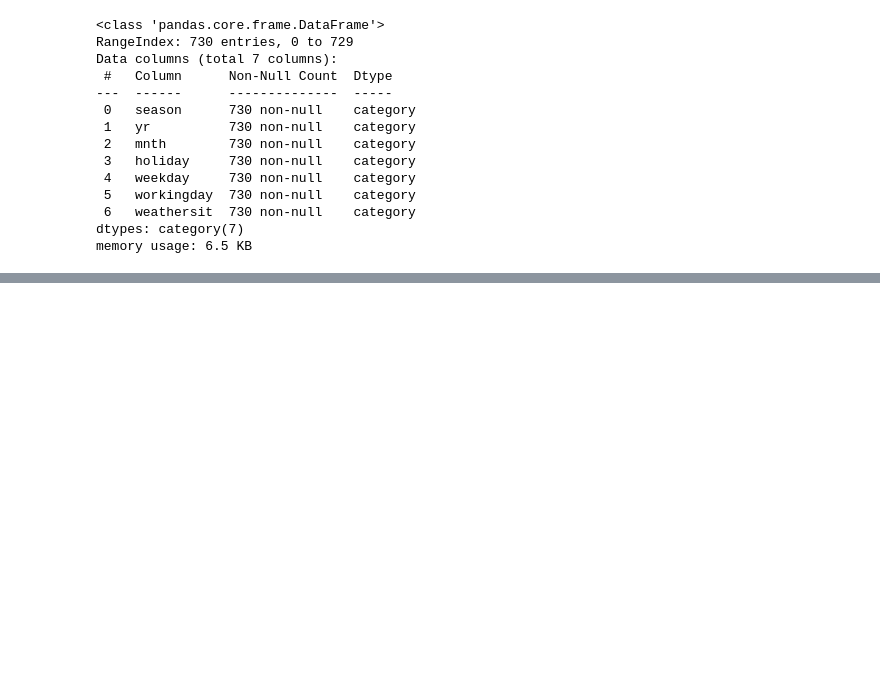
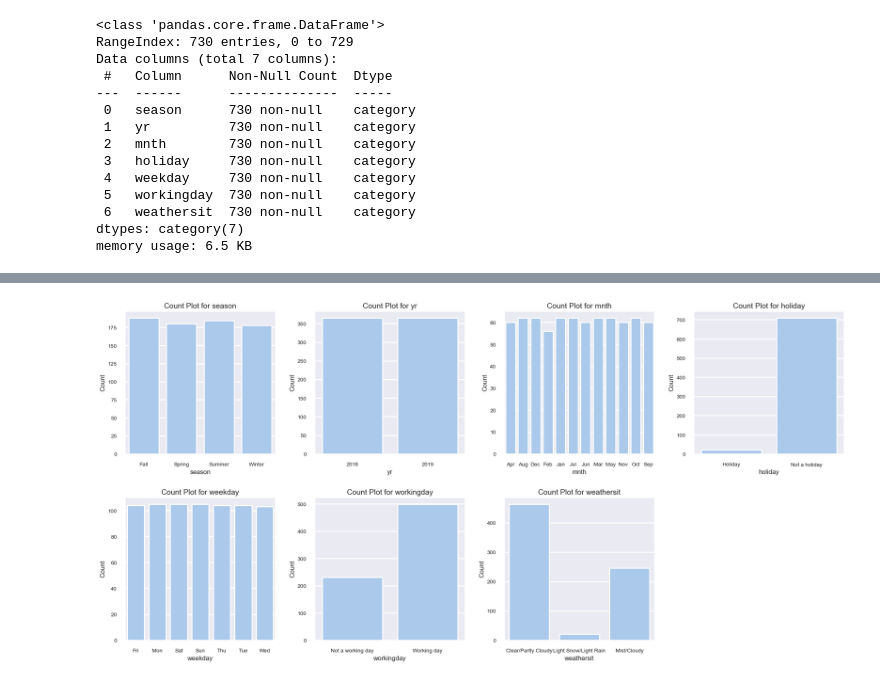
Before and after one commit to uvarajthulasiram/BikeSharingAssignment, a Jupyter notebook: LinearRegression.ipynb, the cells around one changed output, grey strips where cells are left out. Saved outputs shown, nothing was run; the diff lists cells and outputs as text; code cells hidden in the pictures; blank space fills up the shorter version.

Commit message:
Univariate Analysis on numeric and categorical columns

```diff
--- a/LinearRegression.ipynb
+++ b/LinearRegression.ipynb
@@ -179,3 +179,18 @@ dict_holiday = {0: 'Not a holiday', 1: 'Holiday'}
 dict_weekday = {0: 'Sun', 1: 'Mon', 2: 'Tue', 3: 'Wed', 4: 'Thu', 5: 'Fri', 6: 'Sat'}
 dict_workingday = {0: 'Not a working day', 1: 'Working day'}
 dict_weathersit = {1: 'Clear/Partly Cloudy', 2: 'Mist/Cloudy', 3: 'Light Snow/Light Rain', 4: 'Heavy Rain/Snow/Fog'}
+# %%
+column_to_dict = {
+    'season': dict_season,
+    'yr': dict_yr,
+    'mnth': dict_mnth,
+    'holiday': dict_holiday,
+    'weekday': dict_weekday,
+    'workingday': dict_workingday,
+    'weathersit': dict_weathersit
+}
+
+for col in cat_columns:
+    df[col] = df[col].map(column_to_dict[col])
+
+df.head()
@@ -199,0 +226,19 @@ memory usage: 6.5 KB
+# %%
+cat_rows = (len(cat_columns) + 3) // 4
+fig, axes = plt.subplots(cat_rows, 4, figsize=(20, 5 * cat_rows))
+axes = axes.flatten()
+
+for i, col in enumerate(cat_columns):
+    sns.countplot(data=df, x=col, ax=axes[i])
+    axes[i].set_title(f'Count Plot for {col}')
+    axes[i].set_xlabel(col)
+    axes[i].set_ylabel('Count')
+
+for i in range(len(cat_columns), len(axes)):
+    axes[i].set_visible(False)
+
+plt.xticks(rotation=45)
+plt.tight_layout()
+plt.show()
+# %% [output]
+[figure, added]
```
Also changed, not shown: parts of 3 cells of this notebook.
